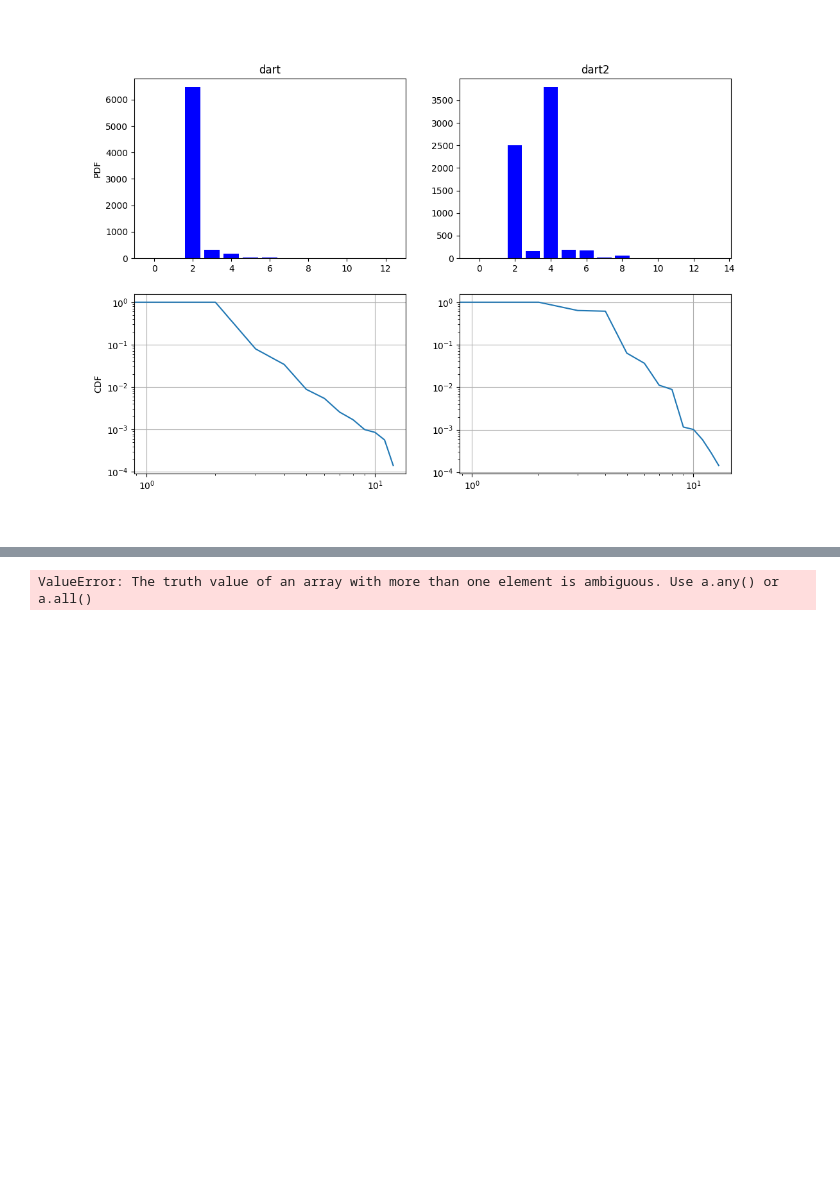
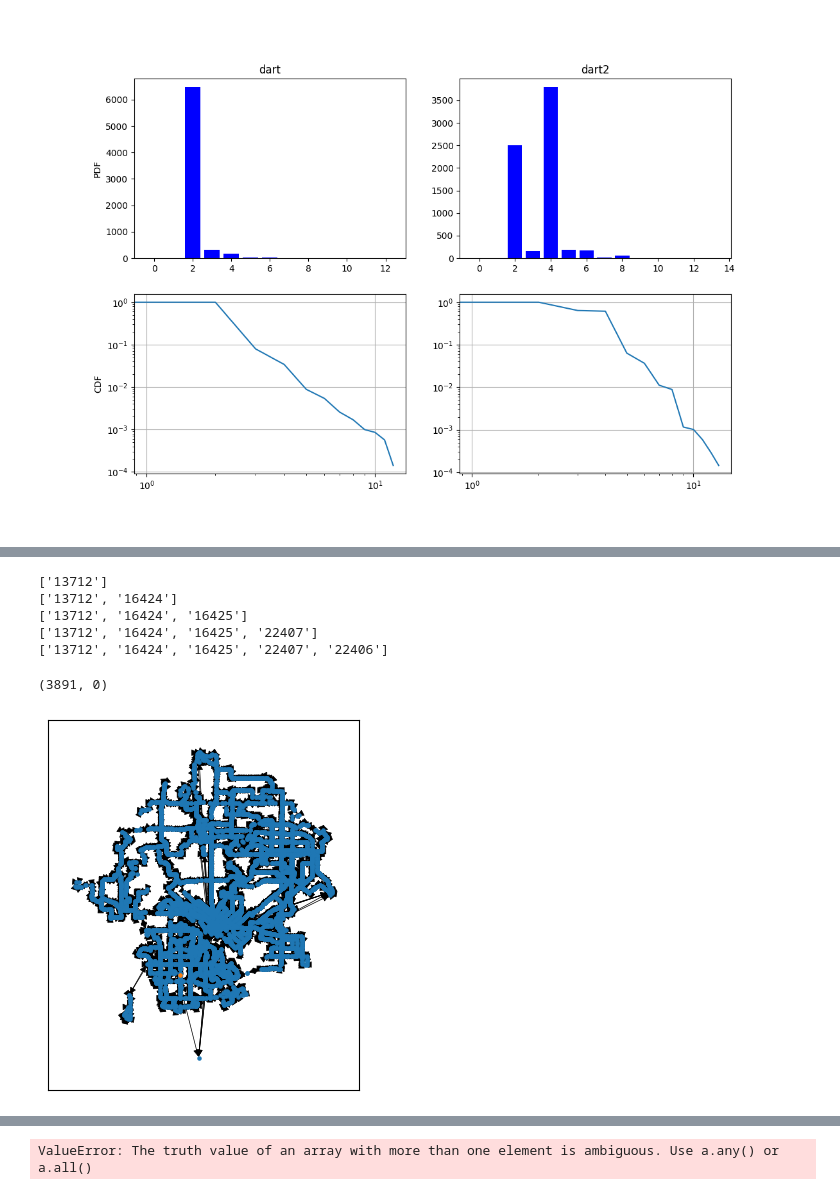
Before and after one commit to Antyos/DCNS-S23-Project, a Jupyter notebook: dart_graph.ipynb, the cells around one changed output, grey strips where cells are left out. Drawn from its saved outputs; the diff is of its cells as text; code cells hidden in the pictures; blank space fills up the shorter version.

Commit message:
Create pathfinding animation (mostly)

```diff
--- a/dart_graph.ipynb
+++ b/dart_graph.ipynb
@@ -90,0 +91,80 @@ astar(G2, start, end)[0]
+# %%
+gen = astar_search(G2, "30141", "31212")
+for _ in range(5):
+    predecessors, _ = next(gen)
+    print([n for n in G2.nodes() if n in predecessors.keys()])
+# %% [output]
+['13712']
+['13712', '16424']
+['13712', '16424', '16425']
+['13712', '16424', '16425', '22407']
+['13712', '16424', '16425', '22407', '22406']
+# %%
+tuple(map(len, steps[0]))
+# %% [output]
+(3891, 0)
+# %%
+from collections import deque
+import matplotlib.pyplot as plt
+from matplotlib.animation import FuncAnimation
+import random
+
+fig, ax = plt.subplots()
+
+pos = nx.get_node_attributes(G, "pos")
+
+steps = pathfind_steps(astar_search(G2, "30141", "31212"), "30141", "31212")
+style = {"node_size": 5, "with_labels": False}
+
+
+# Draw base graph
+nx.draw_networkx(
+    G2,
+    pos=pos,
+    ax=ax,
+    node_color="tab:blue",
+    width=0.5,
+    **style
+)
+ax.set_aspect('equal')
+
+def update(frame: int):
+    searched_nodes, path_nodes = steps[frame*200]
+
+    # Draw the updated graph with new node colors
+    nx.draw_networkx_nodes(
+        G2,
+        pos=pos,
+        ax=ax,
+        nodelist=searched_nodes,
+        node_color="tab:orange",
+        node_size=5,
+    )
+    nx.draw_networkx_nodes(
+        G2,
+        pos=pos,
+        ax=ax,
+        nodelist=path_nodes,
+        node_color="tab:red",
+        node_size=5,
+    )
+
+    # ax.set_aspect('equal')
+
+# colors = ["blue" for _ in G2.nodes()]
+# nx.draw_networkx(
+#     G2,
+#     pos=pos,
+#     ax=ax,
+#     node_color=colors,
+#     node_size=5,
+#     width=0.5,
+#     with_labels=False,
+# )
+
+# Create an animation object
+anim = FuncAnimation(fig, update, interval=100, frames=20, repeat=True)
+
+# anim.save("./anim.gif", writer="imagemagick", fps=12)
+# %% [output]
+[figure, added]
```
Also changed, not shown: parts of 5 cells of this notebook, 1 other file.
